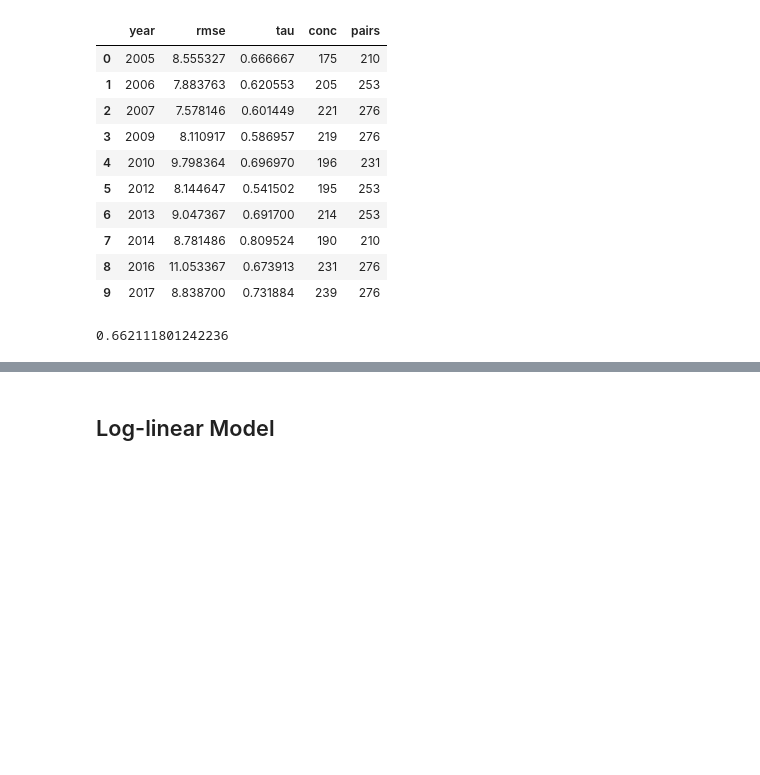
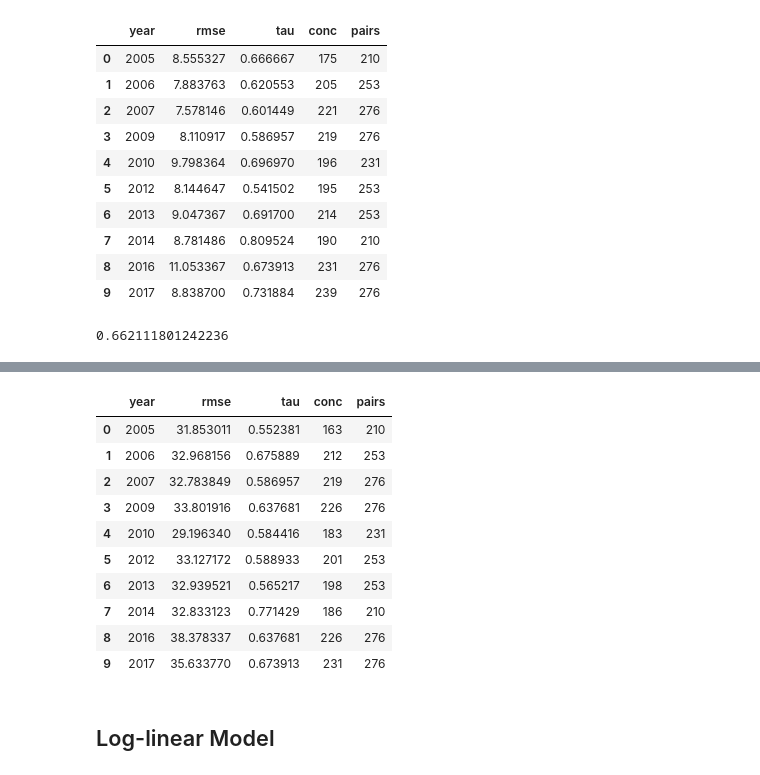
Before and after one commit to khanhnguyendata/skate_predict, a Jupyter notebook: analysis.ipynb, the cells around one changed output, grey strips where cells are left out. Drawn from its saved outputs; the diff is of its cells as text; code cells hidden in the pictures; blank space fills up the shorter version.

```diff
--- a/analysis.ipynb
+++ b/analysis.ipynb
@@ -691,6 +803,7 @@ linear_train_eval['tau'].mean()
 # %%
-for lambda_reg in [0, 0.001, 0.01, 0.1, 1, 10, 100]:
+for lambda_reg in [0, 0.001, 0.01, 0.1, 1, 10, 100, 1000, 10000]:
     linear = Linear(lambda_reg=lambda_reg)
     linear_train_eval = linear.evaluate_over_years(train_years, season_train, world_train)
+    print(lambda_reg, linear_train_eval.iloc[9, 1])
     print(lambda_reg, linear_train_eval['rmse'].mean(), linear_train_eval['tau'].mean())
 # %% [output]
@@ -704,3 +828,17 @@ for lambda_reg in [0, 0.001, 0.01, 0.1, 1, 10, 100]:
+# %%
+linear_train_eval
+# %% [output]
+|  | year | rmse | tau | conc | pairs |
+| 0 | 2005 | 31.853011 | 0.552381 | 163 | 210 |
+| 1 | 2006 | 32.968156 | 0.675889 | 212 | 253 |
+| 2 | 2007 | 32.783849 | 0.586957 | 219 | 276 |
+| 3 | 2009 | 33.801916 | 0.637681 | 226 | 276 |
+| 4 | 2010 | 29.196340 | 0.584416 | 183 | 231 |
+| 5 | 2012 | 33.127172 | 0.588933 | 201 | 253 |
+| 6 | 2013 | 32.939521 | 0.565217 | 198 | 253 |
+| 7 | 2014 | 32.833123 | 0.771429 | 186 | 210 |
+| 8 | 2016 | 38.378337 | 0.637681 | 226 | 276 |
+| 9 | 2017 | 35.633770 | 0.673913 | 231 | 276 |
 # %% [markdown]
 ## Log-linear Model
 # %%
```
Also changed, not shown: parts of 16 cells of this notebook.
